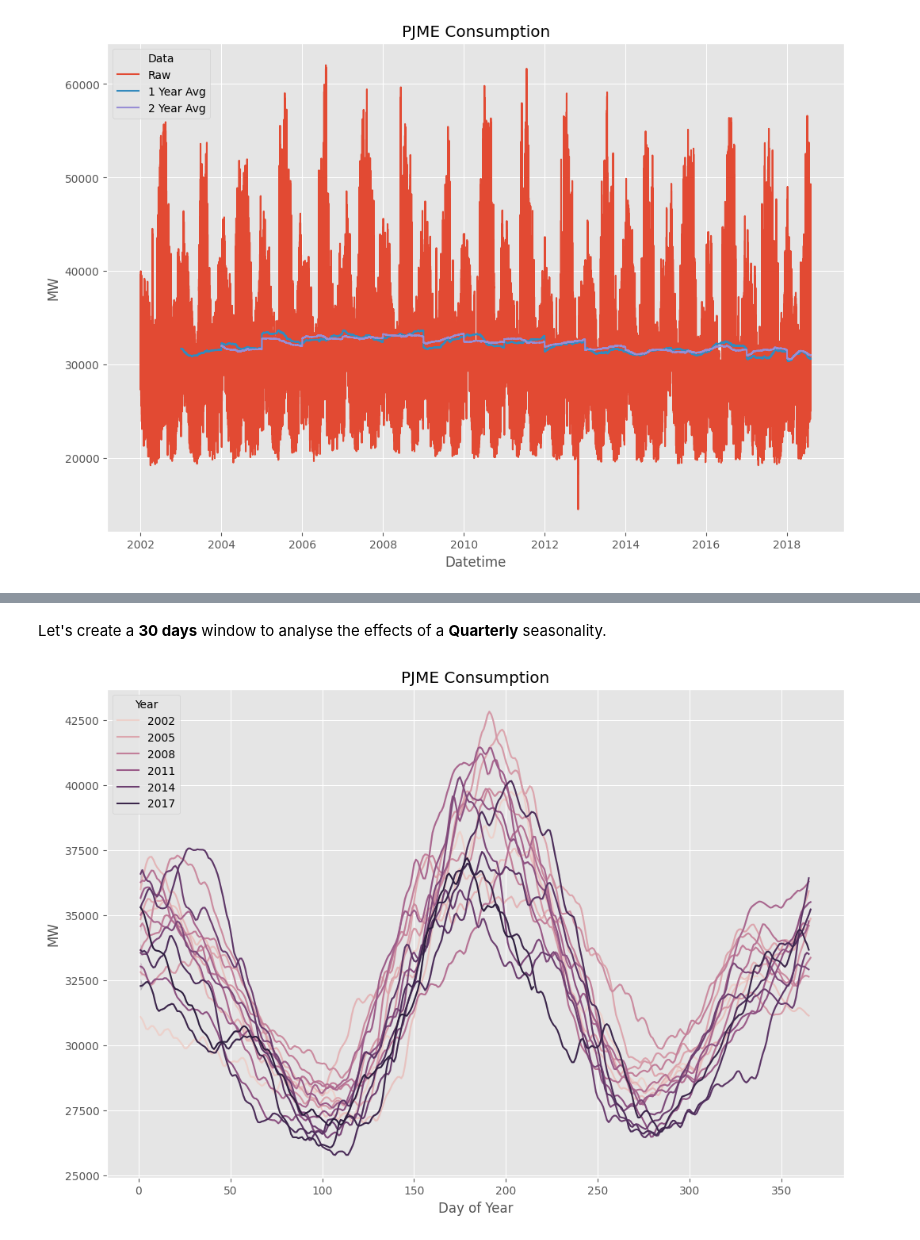
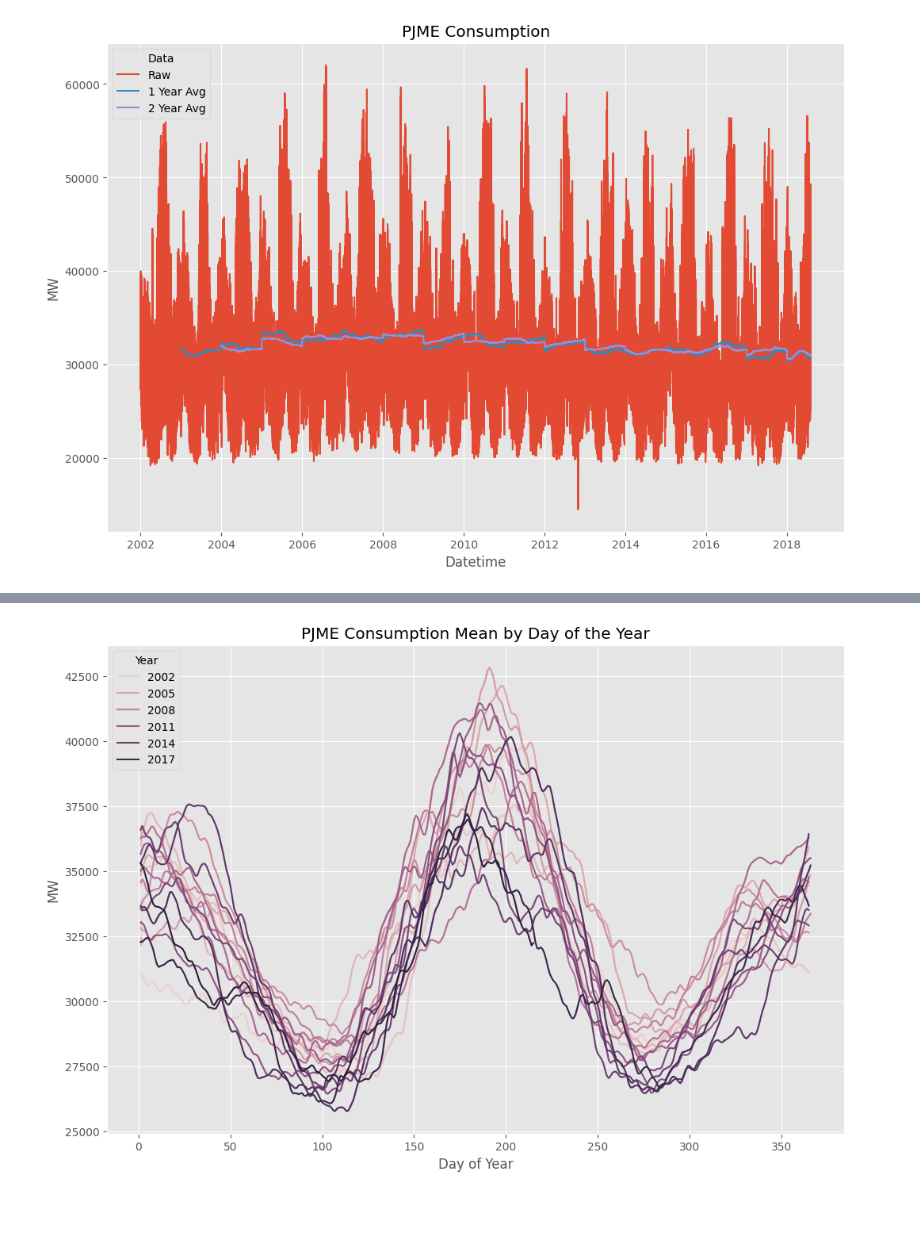
Before and after one commit to diegokurashima/Energy_Consumption-Time_Series_Forecasting_Study, a Jupyter notebook: Energy_Consumption_Time_Series_Forecasting_Study.ipynb, the cells around one changed output, grey strips where cells are left out. Saved outputs shown, nothing was run; the diff lists cells and outputs as text; code cells hidden in the pictures; blank space fills up the shorter version.

```diff
--- a/Energy_Consumption_Time_Series_Forecasting_Study.ipynb
+++ b/Energy_Consumption_Time_Series_Forecasting_Study.ipynb
@@ -286,17 +324,18 @@ plt.show()
-# %% [markdown]
-Let's create a **30 days** window to analyse the effects of a **Quarterly** seasonality.
 # %%
+df_PJME_ts = df_PJME.copy()
+
 df_PJME_ts[f'PJME_MW_Avg{30}d'] = df_PJME['PJME_MW'].rolling(24*30).mean()
 
 # Plots
 plt.figure(figsize=(12, 8))
 
+#sns.lineplot(data=df_PJME_ts, x='Day_of_Year', y=f'PJME_MW', hue = 'Year')
 sns.lineplot(data=df_PJME_ts, x='Day_of_Year', y=f'PJME_MW_Avg{30}d', hue = 'Year')
 
-plt.title('PJME Consumption')
+plt.title('PJME Consumption Mean by Day of the Year')
 plt.xlabel('Day of Year')
 plt.ylabel('MW')
 plt.legend(title='Year', loc='upper left', fontsize=10)
 plt.grid(True)
 # %% [output]
-[figure, old version]
+[figure, new version]
```
Also changed, not shown: parts of 35 cells of this notebook.
